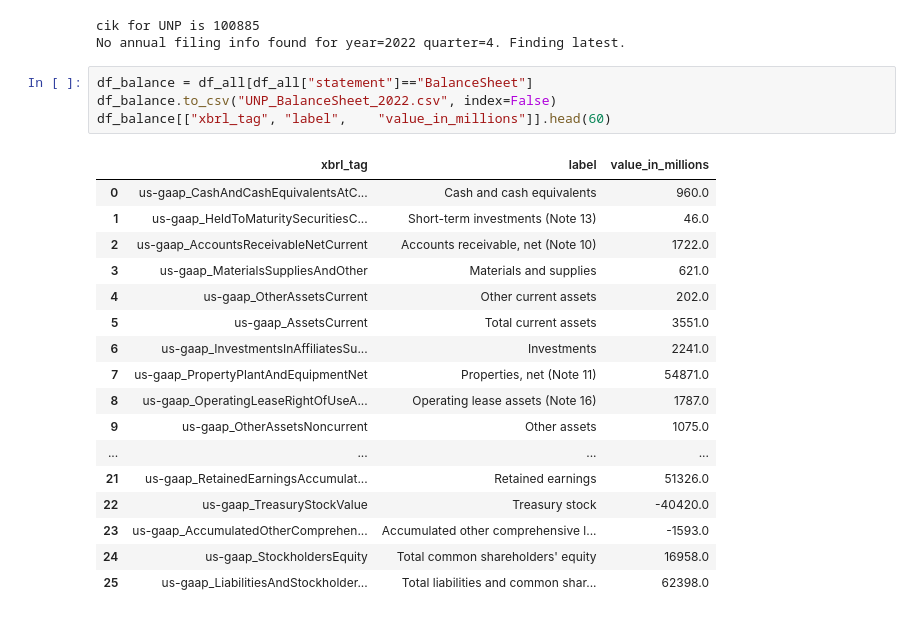
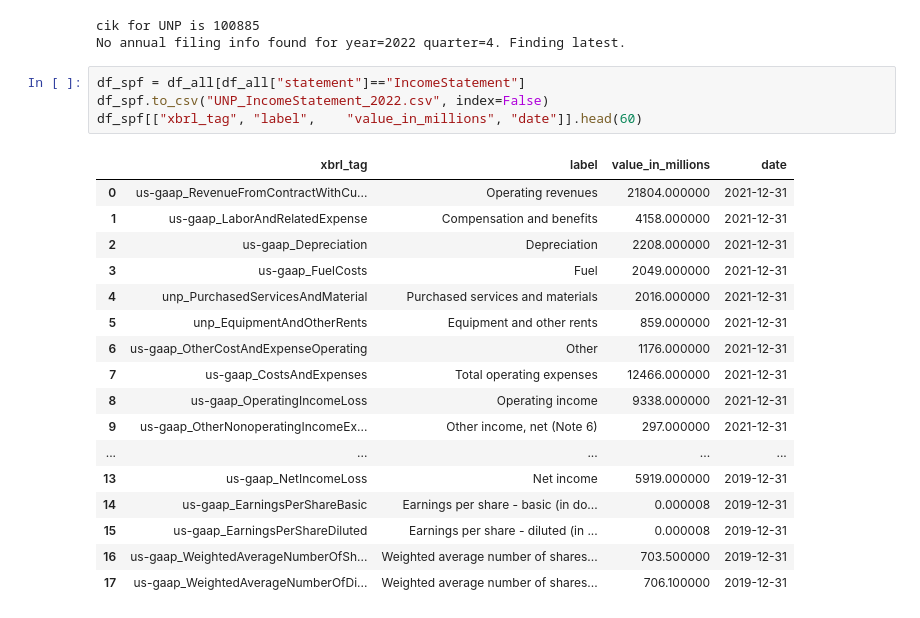
Before and after one commit to reeyarn/sec_xbrl, a Jupyter notebook: examples/get_unp_fs.ipynb, the cells around one changed output. Saved outputs shown, nothing was run; the diff lists cells and outputs as text.

```diff
--- a/examples/get_unp_fs.ipynb
+++ b/examples/get_unp_fs.ipynb
@@ -82,24 +82,24 @@ df_all = get_annual_statement(ticker="UNP", year=2022)
 cik for UNP is 100885
 No annual filing info found for year=2022 quarter=4. Finding latest.
 # %%
-df_balance = df_all[df_all["statement"]=="BalanceSheet"]
-df_balance.to_csv("UNP_BalanceSheet_2022.csv", index=False)
-df_balance[["xbrl_tag",	"label",	"value_in_millions"]].head(60)
+df_spf = df_all[df_all["statement"]=="IncomeStatement"]
+df_spf.to_csv("UNP_IncomeStatement_2022.csv", index=False)
+df_spf[["xbrl_tag",	"label",	"value_in_millions", "date"]].head(60)
 # %% [output]
-|  | xbrl_tag | label | value_in_millions |
-| 0 | us-gaap_CashAndCashEquivalentsAtC... | Cash and cash equivalents | 960.0 |
-| 1 | us-gaap_HeldToMaturitySecuritiesC... | Short-term investments (Note 13) | 46.0 |
-| 2 | us-gaap_AccountsReceivableNetCurrent | Accounts receivable, net (Note 10) | 1722.0 |
-| 3 | us-gaap_MaterialsSuppliesAndOther | Materials and supplies | 621.0 |
-| 4 | us-gaap_OtherAssetsCurrent | Other current assets | 202.0 |
-| 5 | us-gaap_AssetsCurrent | Total current assets | 3551.0 |
-| 6 | us-gaap_InvestmentsInAffiliatesSu... | Investments | 2241.0 |
-| 7 | us-gaap_PropertyPlantAndEquipmentNet | Properties, net (Note 11) | 54871.0 |
-| 8 | us-gaap_OperatingLeaseRightOfUseA... | Operating lease assets (Note 16) | 1787.0 |
-| 9 | us-gaap_OtherAssetsNoncurrent | Other assets | 1075.0 |
-| ... | ... | ... | ... |
-| 21 | us-gaap_RetainedEarningsAccumulat... | Retained earnings | 51326.0 |
-| 22 | us-gaap_TreasuryStockValue | Treasury stock | -40420.0 |
-| 23 | us-gaap_AccumulatedOtherComprehen... | Accumulated other comprehensive l... | -1593.0 |
-| 24 | us-gaap_StockholdersEquity | Total common shareholders' equity | 16958.0 |
-| 25 | us-gaap_LiabilitiesAndStockholder... | Total liabilities and common shar... | 62398.0 |
+|  | xbrl_tag | label | value_in_millions | date |
+| 0 | us-gaap_RevenueFromContractWithCu... | Operating revenues | 21804.000000 | 2021-12-31 |
+| 1 | us-gaap_LaborAndRelatedExpense | Compensation and benefits | 4158.000000 | 2021-12-31 |
+| 2 | us-gaap_Depreciation | Depreciation | 2208.000000 | 2021-12-31 |
+| 3 | us-gaap_FuelCosts | Fuel | 2049.000000 | 2021-12-31 |
+| 4 | unp_PurchasedServicesAndMaterial | Purchased services and materials | 2016.000000 | 2021-12-31 |
+| 5 | unp_EquipmentAndOtherRents | Equipment and other rents | 859.000000 | 2021-12-31 |
+| 6 | us-gaap_OtherCostAndExpenseOperating | Other | 1176.000000 | 2021-12-31 |
+| 7 | us-gaap_CostsAndExpenses | Total operating expenses | 12466.000000 | 2021-12-31 |
+| 8 | us-gaap_OperatingIncomeLoss | Operating income | 9338.000000 | 2021-12-31 |
+| 9 | us-gaap_OtherNonoperatingIncomeEx... | Other income, net (Note 6) | 297.000000 | 2021-12-31 |
+| ... | ... | ... | ... | ... |
+| 13 | us-gaap_NetIncomeLoss | Net income | 5919.000000 | 2019-12-31 |
+| 14 | us-gaap_EarningsPerShareBasic | Earnings per share - basic (in do... | 0.000008 | 2019-12-31 |
+| 15 | us-gaap_EarningsPerShareDiluted | Earnings per share - diluted (in ... | 0.000008 | 2019-12-31 |
+| 16 | us-gaap_WeightedAverageNumberOfSh... | Weighted average number of shares... | 703.500000 | 2019-12-31 |
+| 17 | us-gaap_WeightedAverageNumberOfDi... | Weighted average number of shares... | 706.100000 | 2019-12-31 |
```
Also changed, not shown: parts of 4 cells of this notebook, 3 other files.
